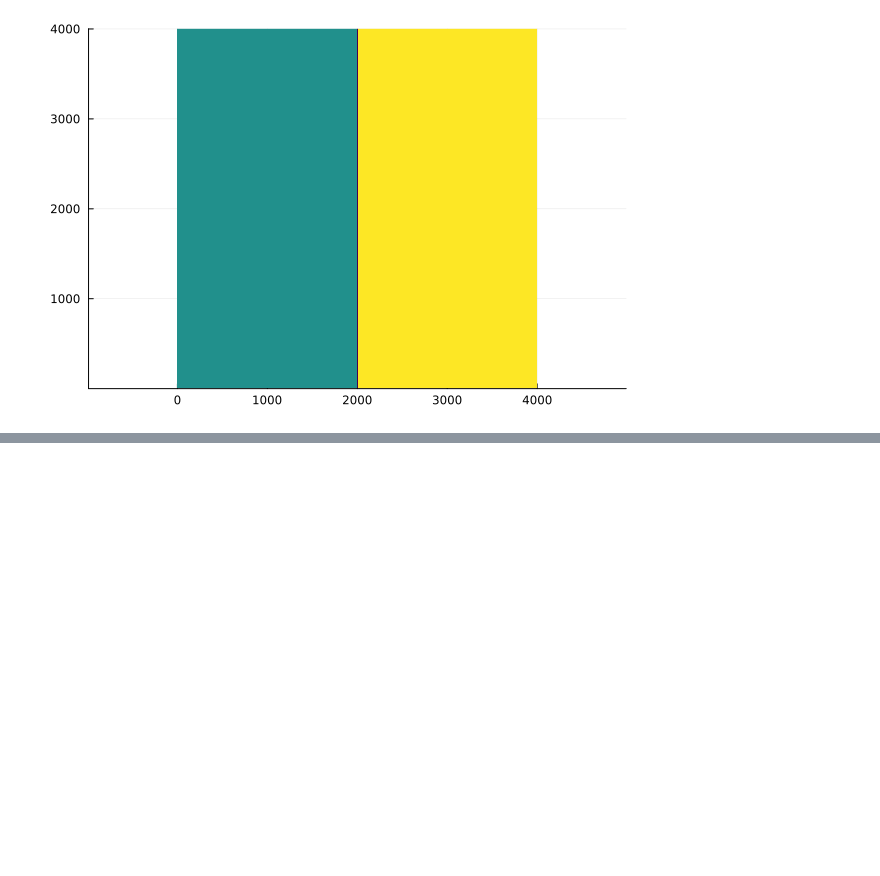
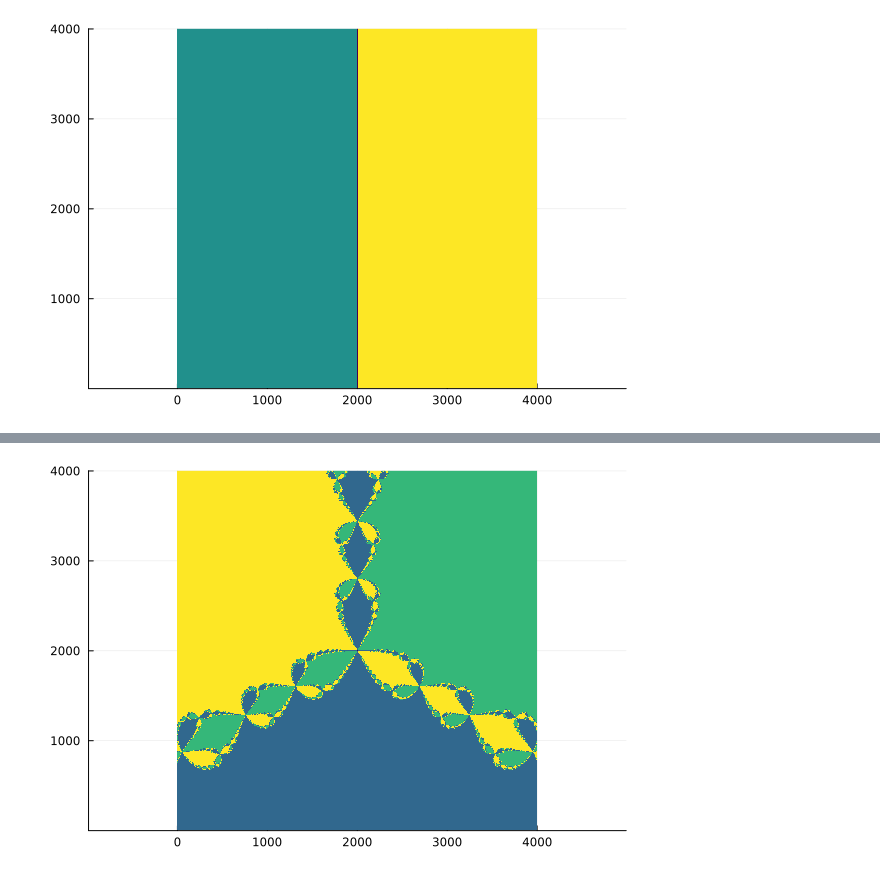
Before and after one commit to Guillermo-Phy-Morfin/Metodos-Computacionales, a Jupyter notebook: Ejercicios/Fractal_Newton.ipynb, the cells around one changed output, grey strips where cells are left out. Saved outputs shown, nothing was run; the diff lists cells and outputs as text; code cells hidden in the pictures; blank space fills up the shorter version.

```diff
--- a/Ejercicios/Fractal_Newton.ipynb
+++ b/Ejercicios/Fractal_Newton.ipynb
@@ -198,3 +225,3 @@ iterator4 = deepcopy(iniciales3)
 # %%
 # Primero un vector que contenga las raices.
-raices4 = [-1,1/2+sqrt(3)/2im,1/2-sqrt(3)/2im]
+raices4 = [-1,1/2+(sqrt(3)/2)*im,1/2-(sqrt(3)/2)*im]
@@ -215,6 +249,8 @@ end
 # %%
 # Aplicamos la función al arreglo
-toplot3 = convert_root3.(iterator2)
+toplot3 = convert_root3.(iterator4)
 
 #heatmap
 heatmap(toplot3, c=:viridis, aspect_ratio=1, color=:grays, legend=false)
+# %% [output]
+[figure, added]
```
Also changed, not shown: parts of 9 cells of this notebook, 1 other file.
